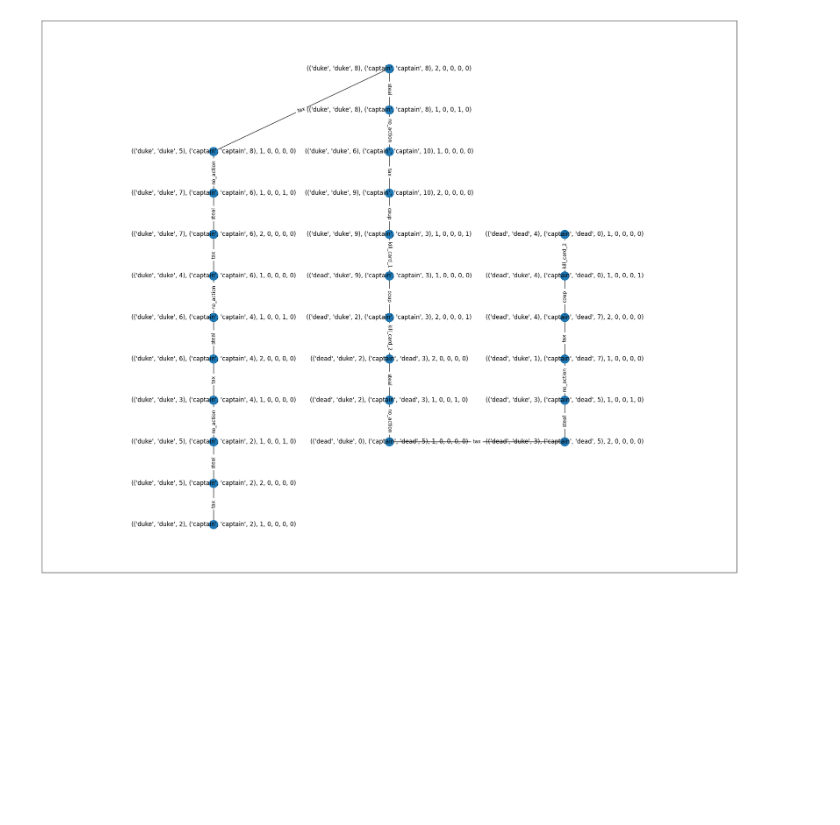
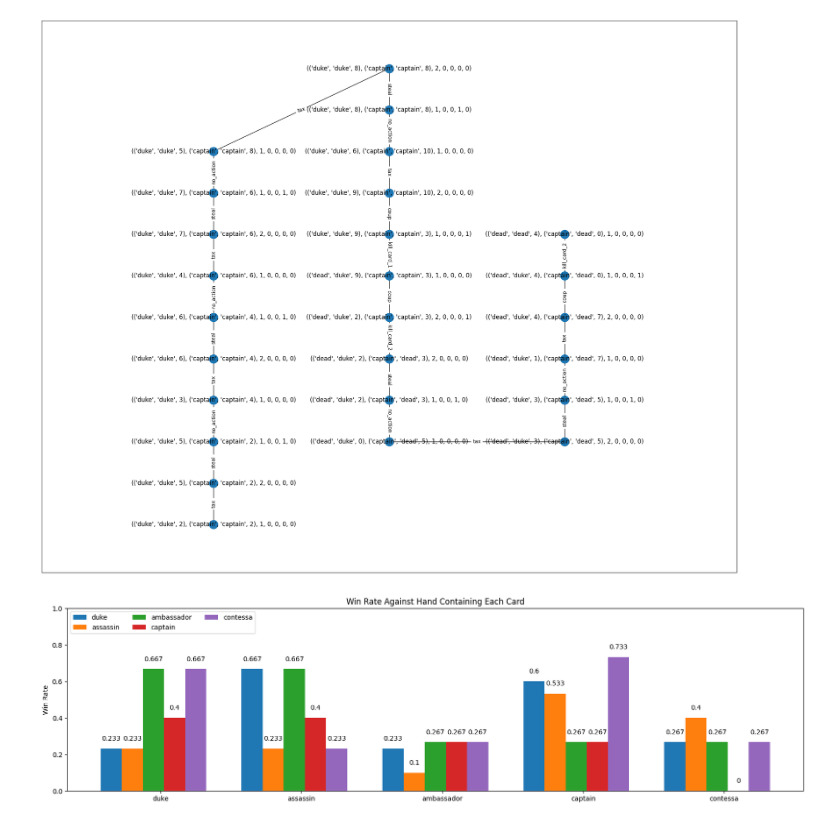
Before and after one commit to matthewScohen/coup_endgame_solving, a Jupyter notebook: src/results.ipynb, the cells around one changed output. Cells and saved outputs as stored; diff of their text form; code cells hidden in the pictures; blank space fills up the shorter version.

Commit message:
add win rate by card type graph

```diff
--- a/src/results.ipynb
+++ b/src/results.ipynb
@@ -222,3 +222,59 @@ def get_run_graph(path):
 get_run_graph("../data/DDvCC_run.txt")
 # %% [output]
 [figure]
+# %%
+def gen_win_rate_per_card_type_graph(path):
+    card_pair_labels = [('duke', 'duke'), ('duke', 'assassin'), ('duke', 'ambassador'), ('duke', 'captain'), ('duke', 'contessa'), ('assassin', 'assassin'), ('assassin', 'ambassador'), ('assassin', 'captain'), ('assassin', 'contessa'),('ambassador', 'ambassador'),  ('ambassador', 'captain'), ('ambassador', 'contessa'), ('captain', 'captain'), ('captain', 'contessa'), ('contessa', 'contessa')]
+    dukew = dict(zip(constants.CARDS, [0 for _ in constants.CARDS]))
+    assassinw = dict(zip(constants.CARDS, [0 for _ in constants.CARDS]))
+    ambassadorw = dict(zip(constants.CARDS, [0 for _ in constants.CARDS]))
+    captainw = dict(zip(constants.CARDS, [0 for _ in constants.CARDS]))
+    contessaw = dict(zip(constants.CARDS, [0 for _ in constants.CARDS]))
+    for i, pair_1 in enumerate(card_pair_labels):
+        for j, pair_2 in enumerate(card_pair_labels):
+            winner = 3 if matchup_results[pair_1][pair_2] == matchup_results[pair_2][pair_1] else matchup_results[pair_1][pair_2]
+            if constants.DUKE in pair_1 and winner == '1':
+                dukew[pair_2[0]] += 1
+                dukew[pair_2[1]] += 1
+            if constants.ASSASSIN in pair_1 and winner == '1':
+                assassinw[pair_2[0]] += 1
+                assassinw[pair_2[1]] += 1
+            if constants.AMBASSADOR in pair_1 and winner == '1':
+                ambassadorw[pair_2[0]] += 1
+                ambassadorw[pair_2[1]] += 1
+            if constants.CAPTAIN in pair_1 and winner == '1':
+                captainw[pair_2[0]] += 1
+                captainw[pair_2[1]] += 1
+            if constants.CONTESSA in pair_1 and winner == '1':
+                contessaw[pair_2[0]] += 1
+                contessaw[pair_2[1]] += 1
+    win_dicts = [dukew, assassinw, ambassadorw, captainw, contessaw]
+
+    data = dict()
+    for card in constants.CARDS:
+        data[card] = [round(dw[card]/(2*len(card_pair_labels)),3) for dw in win_dicts]
+
+    x = np.arange(len(constants.CARDS))  # the label locations
+    width = 0.15  # the width of the bars
+    multiplier = 0
+
+    fig, ax = plt.subplots(figsize=(20,5))
+
+    for card, win_rate in data.items():
+        offset = width * multiplier
+        rects = ax.bar(x + offset, win_rate, width, label=card)
+        ax.bar_label(rects, padding=10)
+        multiplier += 1
+
+    # Add some text for labels, title and custom x-axis tick labels, etc.
+    ax.set_ylabel('Win Rate')
+    ax.set_title('Win Rate Against Hand Containing Each Card')
+    ax.set_xticks(x + width + 0.2, data.keys())
+    ax.legend(loc='upper left', ncols=3)
+    ax.set_ylim(0, 1)
+
+    plt.savefig(path)
+    plt.show()
+gen_win_rate_per_card_type_graph("../data/win_rate_by_card_type")
+# %% [output]
+[figure, added]
```
Also changed, not shown: parts of 1 cell of this notebook, 1 other file.
